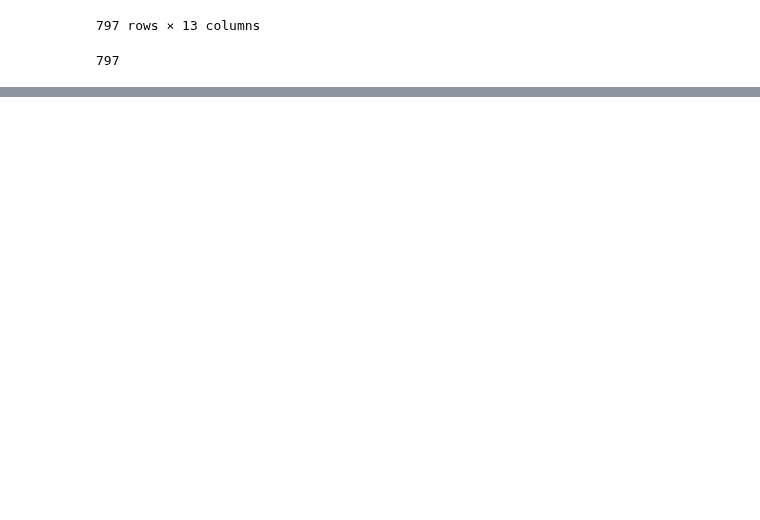
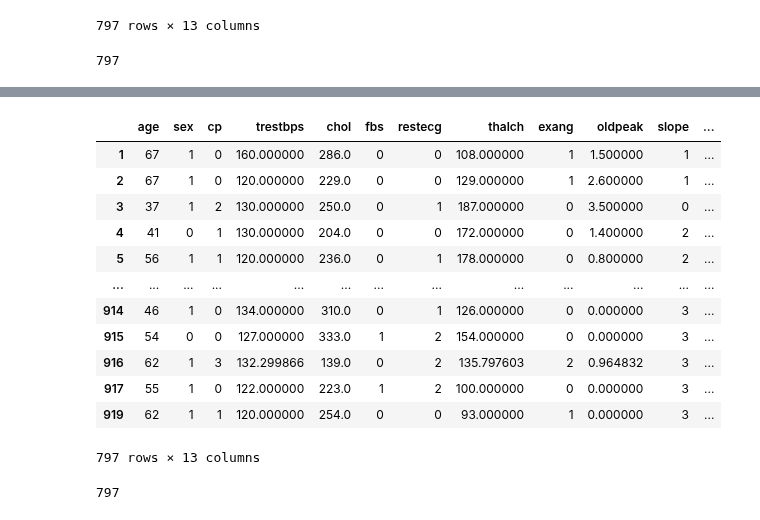
Before and after one commit to jaanisfehling/attention-mixed-type-clustering, a Jupyter notebook: batchnorm_heart_disease.ipynb, the cells around one changed output, grey strips where cells are left out. Saved outputs shown, nothing was run; the diff lists cells and outputs as text; code cells hidden in the pictures; blank space fills up the shorter version.

```diff
--- a/batchnorm_heart_disease.ipynb
+++ b/batchnorm_heart_disease.ipynb
@@ -247,0 +248,26 @@ Categorial Cols to Categorial Cols AE: 0.38143036386449186
+# %%
+df_no_min_max = og_df.copy()
+df_no_min_max.drop(columns="num", inplace=True)
+df_no_min_max[categorial_columns] = df_no_min_max[categorial_columns].apply(LabelEncoder().fit_transform)
+df_no_min_max = df_no_min_max.fillna(df_no_min_max.mean())
+df_no_min_max
+# %% [output]
+|  | age | sex | cp | trestbps | chol | fbs | restecg | thalch | exang | oldpeak | slope | ... |
+| 1 | 67 | 1 | 0 | 160.000000 | 286.0 | 0 | 0 | 108.000000 | 1 | 1.500000 | 1 | ... |
+| 2 | 67 | 1 | 0 | 120.000000 | 229.0 | 0 | 0 | 129.000000 | 1 | 2.600000 | 1 | ... |
+| 3 | 37 | 1 | 2 | 130.000000 | 250.0 | 0 | 1 | 187.000000 | 0 | 3.500000 | 0 | ... |
+| 4 | 41 | 0 | 1 | 130.000000 | 204.0 | 0 | 0 | 172.000000 | 0 | 1.400000 | 2 | ... |
+| 5 | 56 | 1 | 1 | 120.000000 | 236.0 | 0 | 1 | 178.000000 | 0 | 0.800000 | 2 | ... |
+| ... | ... | ... | ... | ... | ... | ... | ... | ... | ... | ... | ... | ... |
+| 914 | 46 | 1 | 0 | 134.000000 | 310.0 | 0 | 1 | 126.000000 | 0 | 0.000000 | 3 | ... |
+| 915 | 54 | 0 | 0 | 127.000000 | 333.0 | 1 | 2 | 154.000000 | 0 | 0.000000 | 3 | ... |
+| 916 | 62 | 1 | 3 | 132.299866 | 139.0 | 0 | 2 | 135.797603 | 2 | 0.964832 | 3 | ... |
+| 917 | 55 | 1 | 0 | 122.000000 | 223.0 | 1 | 2 | 100.000000 | 0 | 0.000000 | 3 | ... |
+| 919 | 62 | 1 | 1 | 120.000000 | 254.0 | 0 | 0 | 93.000000 | 1 | 0.000000 | 3 | ... |
+797 rows × 13 columns
+# %%
+no_min_max_dataset = HeartDiseaseDataset(df_no_min_max)
+no_min_max_dataloader = DataLoader(no_min_max_dataset, batch_size=100, shuffle=True)
+len(dataset)
+# %% [output]
+797
```
Also changed, not shown: parts of 12 cells of this notebook.
